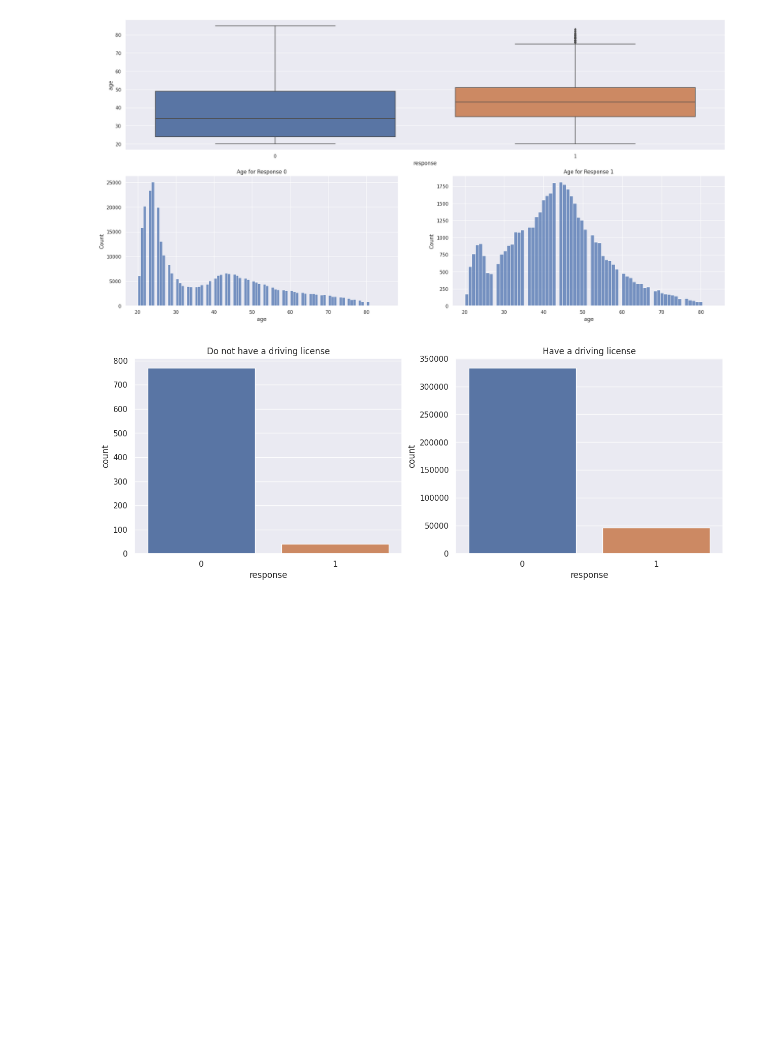
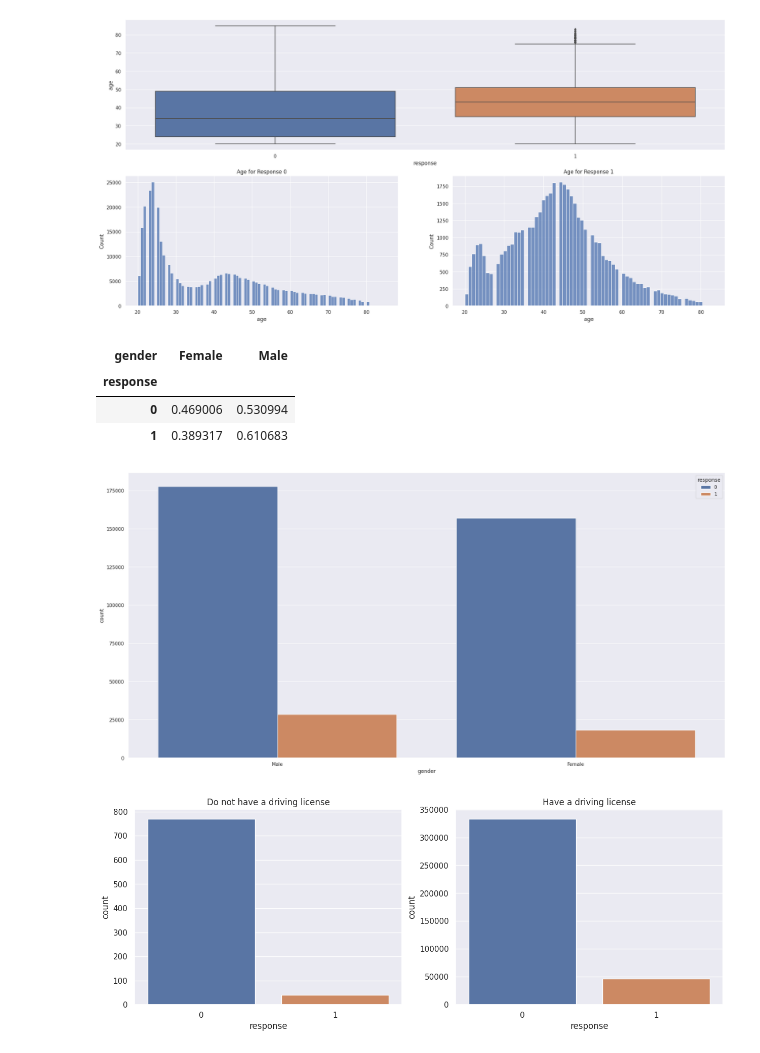
Before and after one commit to matheusventurads/health-insurance-cross-sell, a Jupyter notebook: notebooks/1.0-mv-initial-data-exploration.ipynb, the cells around one changed output. Saved outputs shown, nothing was run; the diff lists cells and outputs as text; code cells hidden in the pictures; blank space fills up the shorter version.

```diff
--- a/notebooks/1.0-mv-initial-data-exploration.ipynb
+++ b/notebooks/1.0-mv-initial-data-exploration.ipynb
@@ -153,6 +155,15 @@ plt.title('Age for Response 1');
 [figure]
 # %%
 # 'gender'
+sns.countplot(x=df4['gender'], hue=df4['response'])
+
+pd.crosstab(df4['response'], df4['gender']).apply(lambda x: x/x.sum(), axis=1)
+# %% [output]
+| gender | Female | Male |
+| response |  |  |
+| 0 | 0.469006 | 0.530994 |
+| 1 | 0.389317 | 0.610683 |
+[figure, added]
 # %%
 # 'driving_license'
 plt.figure(figsize=(15, 5))
```
Also changed, not shown: parts of 6 cells of this notebook.
